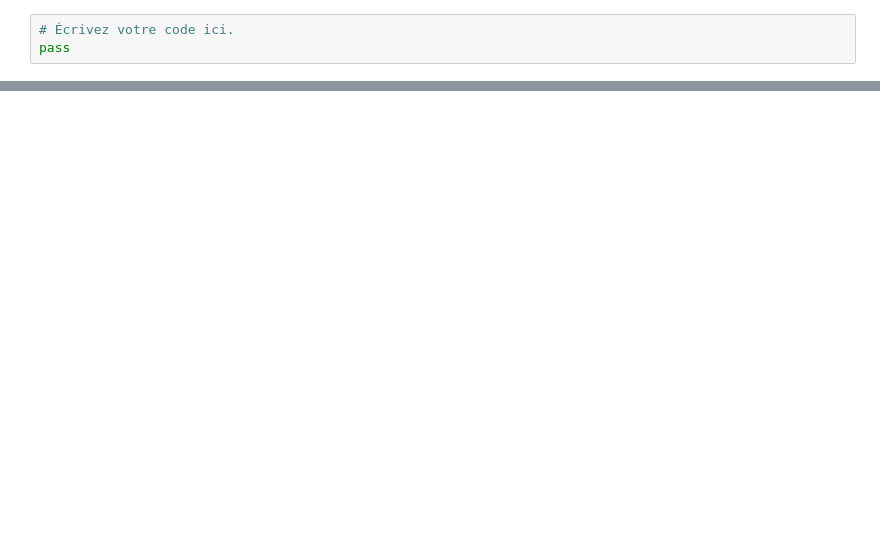
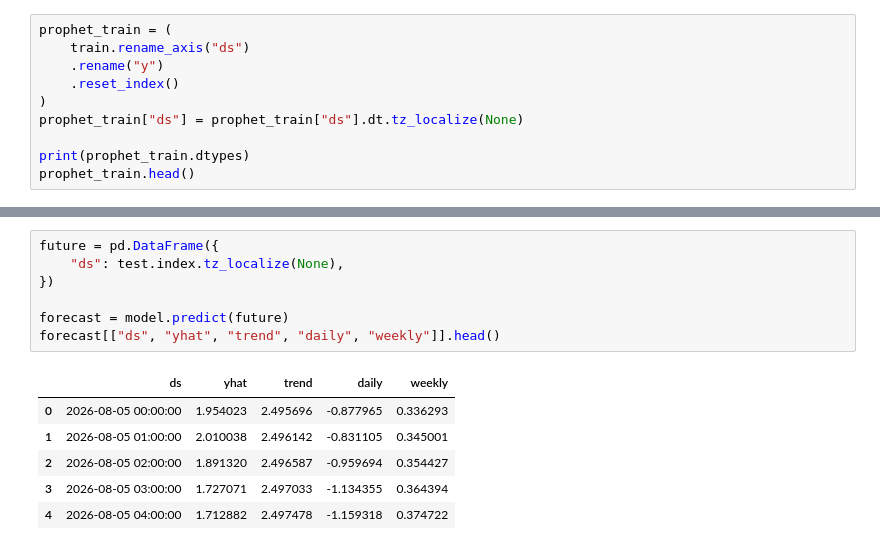
Before and after one commit to Mfivez/time-series-detection-anomalie, a Jupyter notebook: jour_02/02_prevoir_avec_prophet.ipynb, the cells around one changed output, grey strips where cells are left out. Cells and saved outputs as stored; diff of their text form; blank space fills up the shorter version.

```diff
--- a/jour_02/02_prevoir_avec_prophet.ipynb
+++ b/jour_02/02_prevoir_avec_prophet.ipynb
@@ -93,3 +123,10 @@ Créez un tableau réel, prévision, erreur signée et erreur absolue. Affichez
 # %%
-# Écrivez votre code ici.
-pass
+prophet_train = (
+    train.rename_axis("ds")
+    .rename("y")
+    .reset_index()
+)
+prophet_train["ds"] = prophet_train["ds"].dt.tz_localize(None)
+
+print(prophet_train.dtypes)
+prophet_train.head()
@@ -106,0 +185,14 @@ Prophet ne dispense ni d'une baseline ni d'un jeu de test temporel. Les composan
+# %%
+future = pd.DataFrame({
+    "ds": test.index.tz_localize(None),
+})
+
+forecast = model.predict(future)
+forecast[["ds", "yhat", "trend", "daily", "weekly"]].head()
+# %% [output]
+|  | ds | yhat | trend | daily | weekly |
+| 0 | 2026-08-05 00:00:00 | 1.954023 | 2.495696 | -0.877965 | 0.336293 |
+| 1 | 2026-08-05 01:00:00 | 2.010038 | 2.496142 | -0.831105 | 0.345001 |
+| 2 | 2026-08-05 02:00:00 | 1.891320 | 2.496587 | -0.959694 | 0.354427 |
+| 3 | 2026-08-05 03:00:00 | 1.727071 | 2.497033 | -1.134355 | 0.364394 |
+| 4 | 2026-08-05 04:00:00 | 1.712882 | 2.497478 | -1.159318 | 0.374722 |
```
Also changed, not shown: parts of 38 cells of this notebook, 3 other files.
